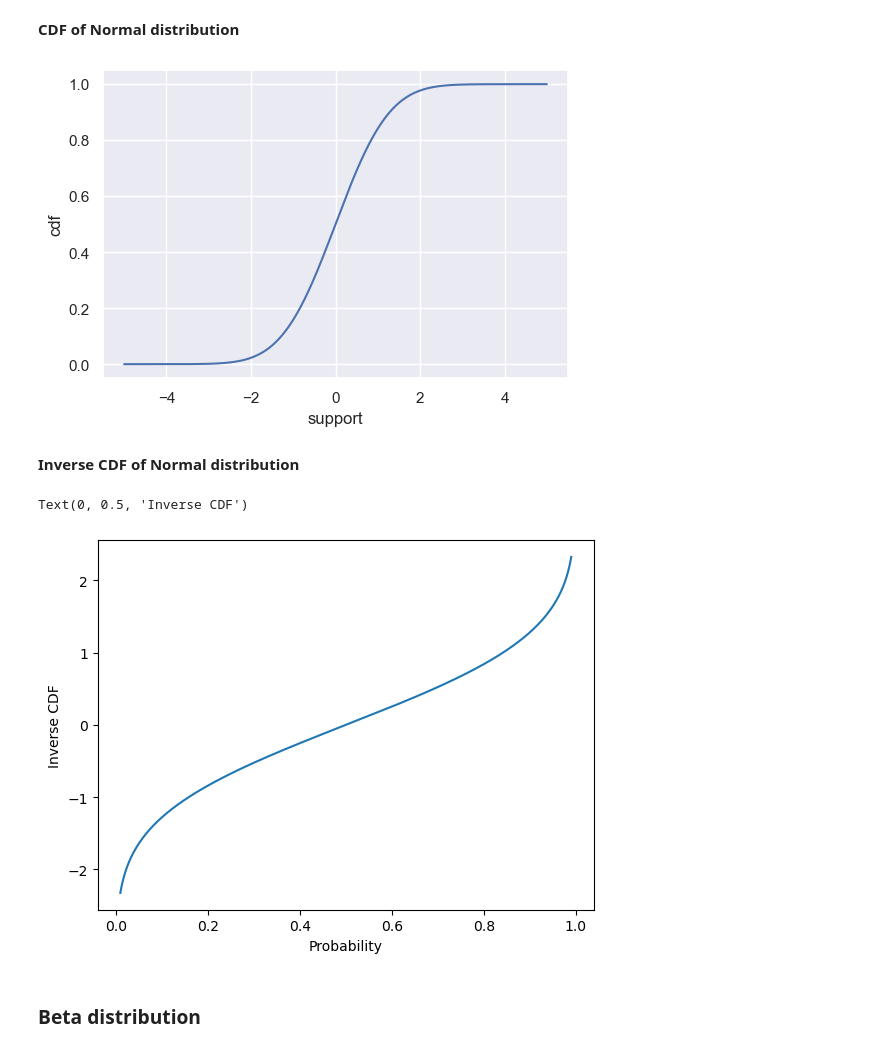
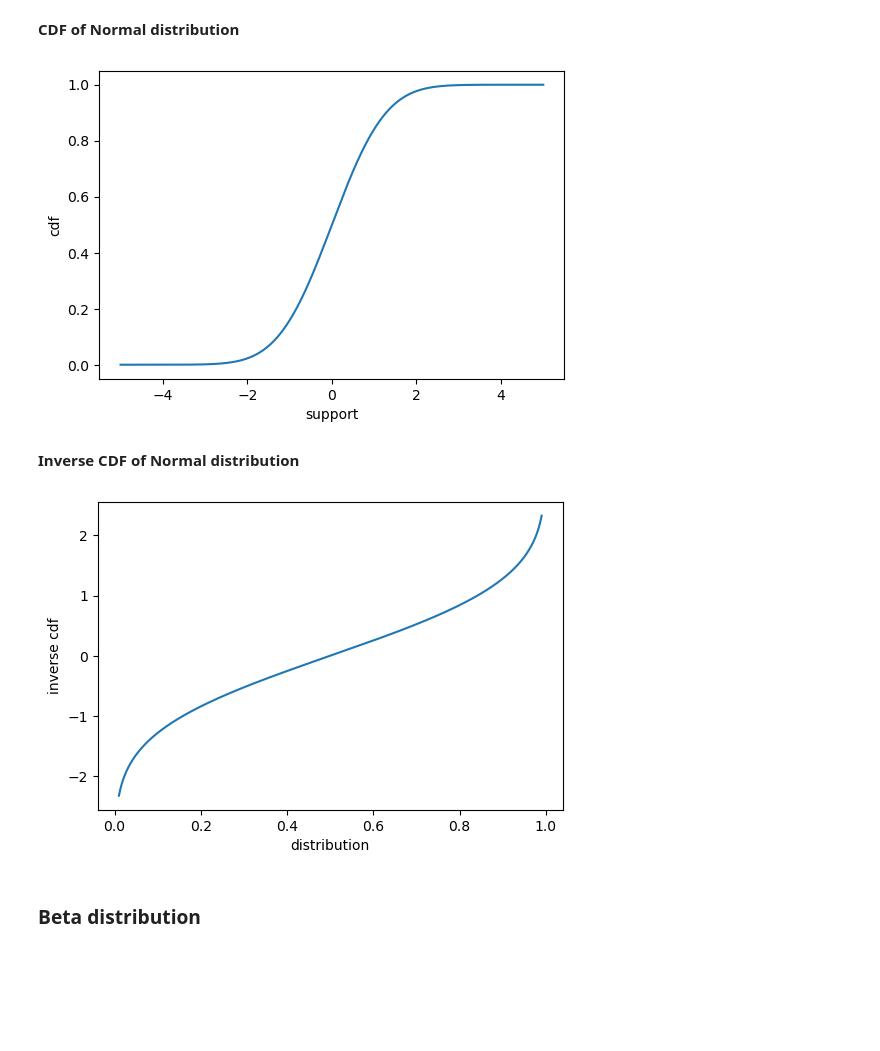
Before and after one commit to rishabh-mondal/blog, a Jupyter notebook: Sampling_distributions.ipynb, the cells around one changed output. Cells and saved outputs as stored; diff of their text form; code cells hidden in the pictures; blank space fills up the shorter version.

```diff
--- a/Sampling_distributions.ipynb
+++ b/Sampling_distributions.ipynb
@@ -94,2 +103,10 @@ TypeError: 'numpy.ndarray' object is not callable
+# %%
+def icdf_plot(x,y):
+    plt.figure(figsize=(6, 4))
+    y = icdf_fn(x)
+    plt.plot(x, y)
+    plt.ylabel("inverse cdf")
+    plt.xlabel("distribution")
+    plt.show()
 # %% [markdown]
 ****PDF of uniform distribution****
@@ -256,24 +268,22 @@ from scipy.stats import norm
 a = -5
 b = 5
 x = torch.linspace(a,b,1000)
-def f(x):
+def cdf_fn(x):
     return norm.cdf(x, loc=0, scale=1)
-plot(x,f(x))
+cdf_plot(x,cdf_fn(x))
 # %% [output]
-[figure, old version]
+[figure, new version]
 # %% [markdown]
 ****Inverse CDF of Normal distribution****
 # %%
 a = 0.01
 b = 0.99
 x = torch.linspace(a,b,1000)
-inv_cdf = norm.ppf(x, loc=0, scale=1)
-plt.plot(x, inv_cdf)
-plt.xlabel('Probability')
-plt.ylabel('Inverse CDF')
+def icdf_fn(x):
+    return norm.ppf(x, loc=0, scale=1)
+icdf_plot(x,icdf_fn(x))
 # %% [output]
-Text(0, 0.5, 'Inverse CDF')
-[figure, old version]
+[figure, new version]
 # %% [markdown]
 ### Beta distribution
 # %% [markdown]
```
Also changed, not shown: parts of 39 cells of this notebook.
